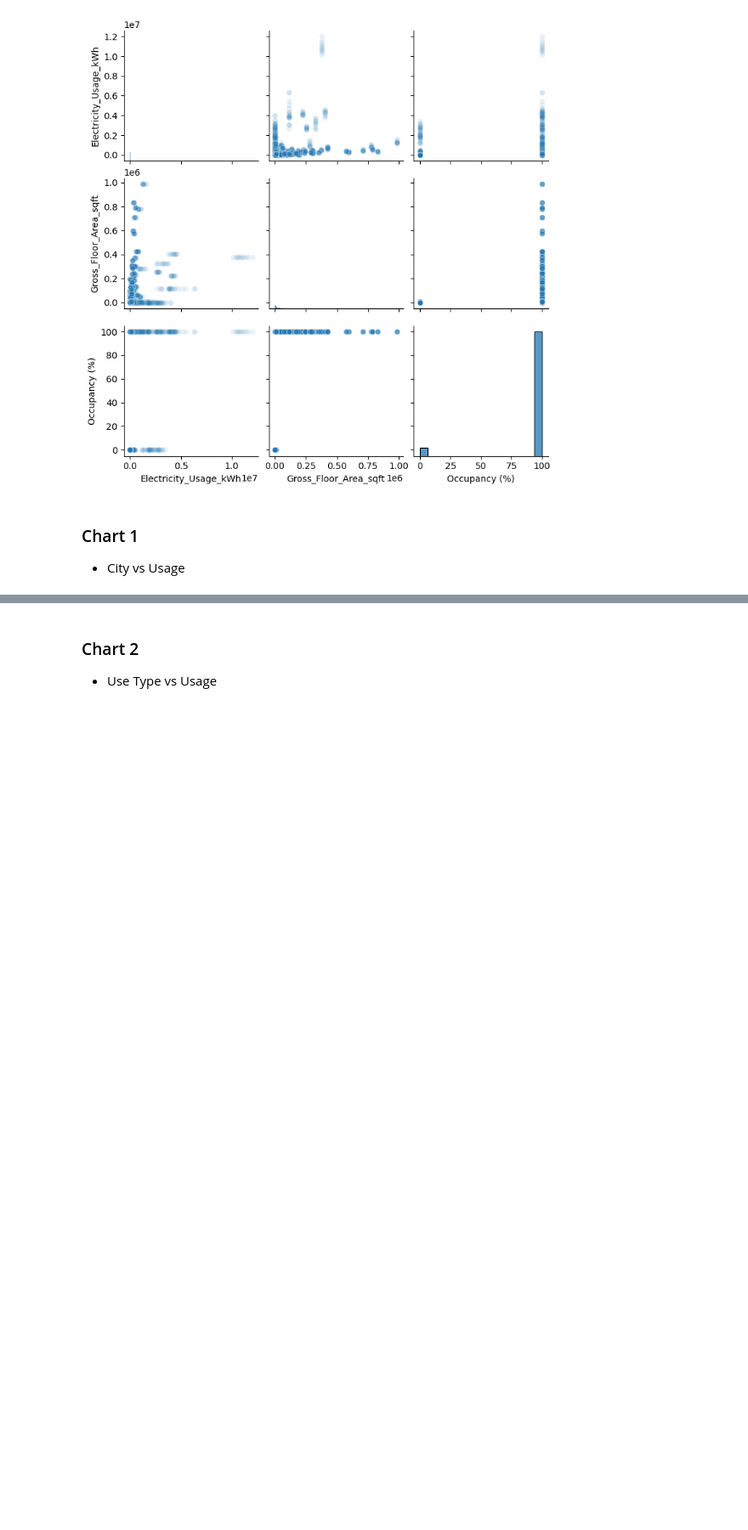
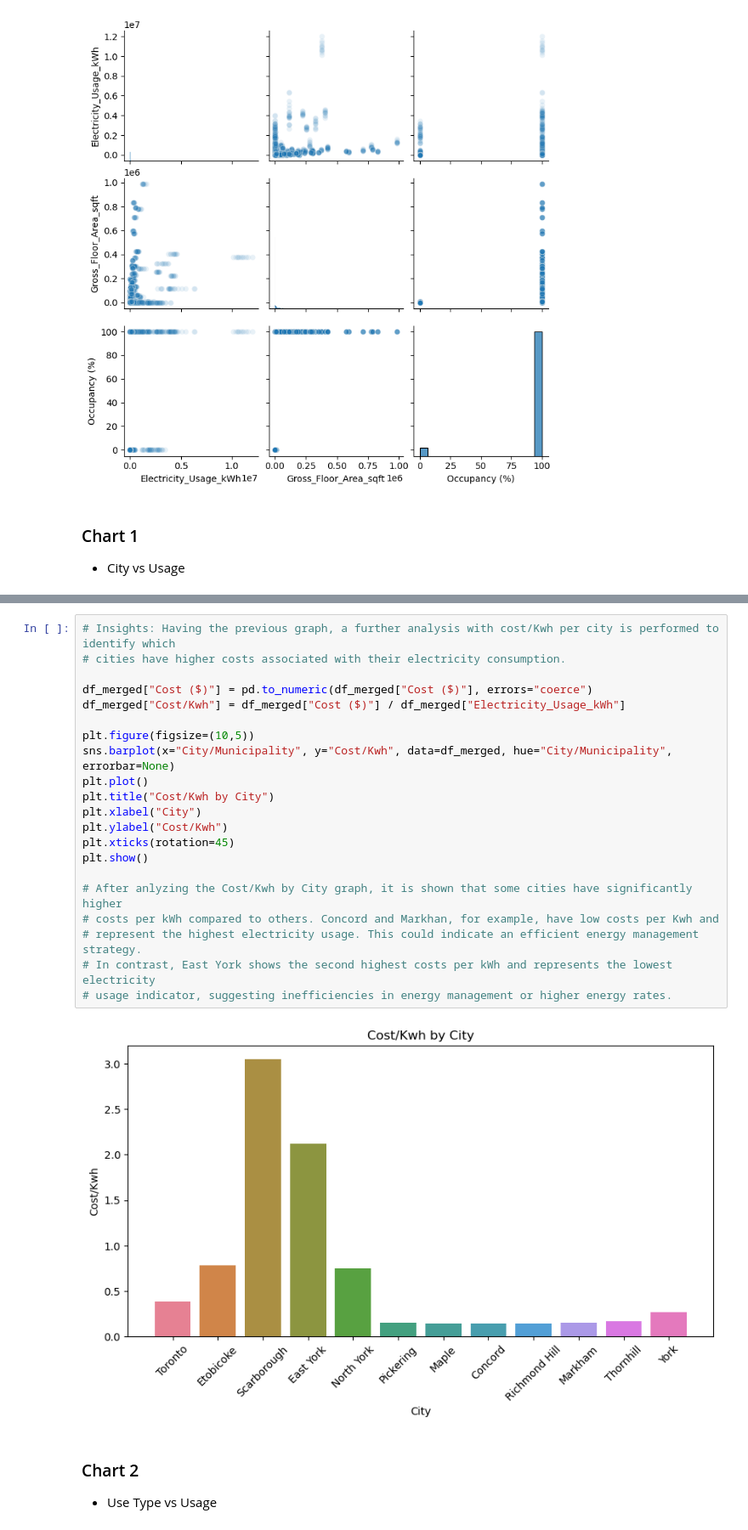
Before and after one commit to JorgeRPMHS/Project, a Jupyter notebook: CPSC_610-Group 6.ipynb, the cells around one changed output, grey strips where cells are left out. Shown at 85% size. Cells and saved outputs as stored; diff of their text form; blank space fills up the shorter version.

```diff
--- a/CPSC_610-Group 6.ipynb
+++ b/CPSC_610-Group 6.ipynb
@@ -704,3 +717,26 @@ sns.pairplot(
+# %%
+# Insights: Having the previous graph, a further analysis with cost/Kwh per city is performed to identify which
+# cities have higher costs associated with their electricity consumption.
+
+df_merged["Cost ($)"] = pd.to_numeric(df_merged["Cost ($)"], errors="coerce")
+df_merged["Cost/Kwh"] = df_merged["Cost ($)"] / df_merged["Electricity_Usage_kWh"]
+
+plt.figure(figsize=(10,5))
+sns.barplot(x="City/Municipality", y="Cost/Kwh", data=df_merged, hue="City/Municipality", errorbar=None)
+plt.plot()
+plt.title("Cost/Kwh by City")
+plt.xlabel("City")
+plt.ylabel("Cost/Kwh")
+plt.xticks(rotation=45)
+plt.show()
+
+# After anlyzing the Cost/Kwh by City graph, it is shown that some cities have significantly higher
+# costs per kWh compared to others. Concord and Markhan, for example, have low costs per Kwh and
+# represent the highest electricity usage. This could indicate an efficient energy management strategy.
+# In contrast, East York shows the second highest costs per kWh and represents the lowest electricity
+# usage indicator, suggesting inefficiencies in energy management or higher energy rates.
+# %% [output]
+[figure, added]
 # %% [markdown]
 ### Chart 2
 * Use Type vs Usage
```
Also changed, not shown: parts of 1 cell of this notebook.
